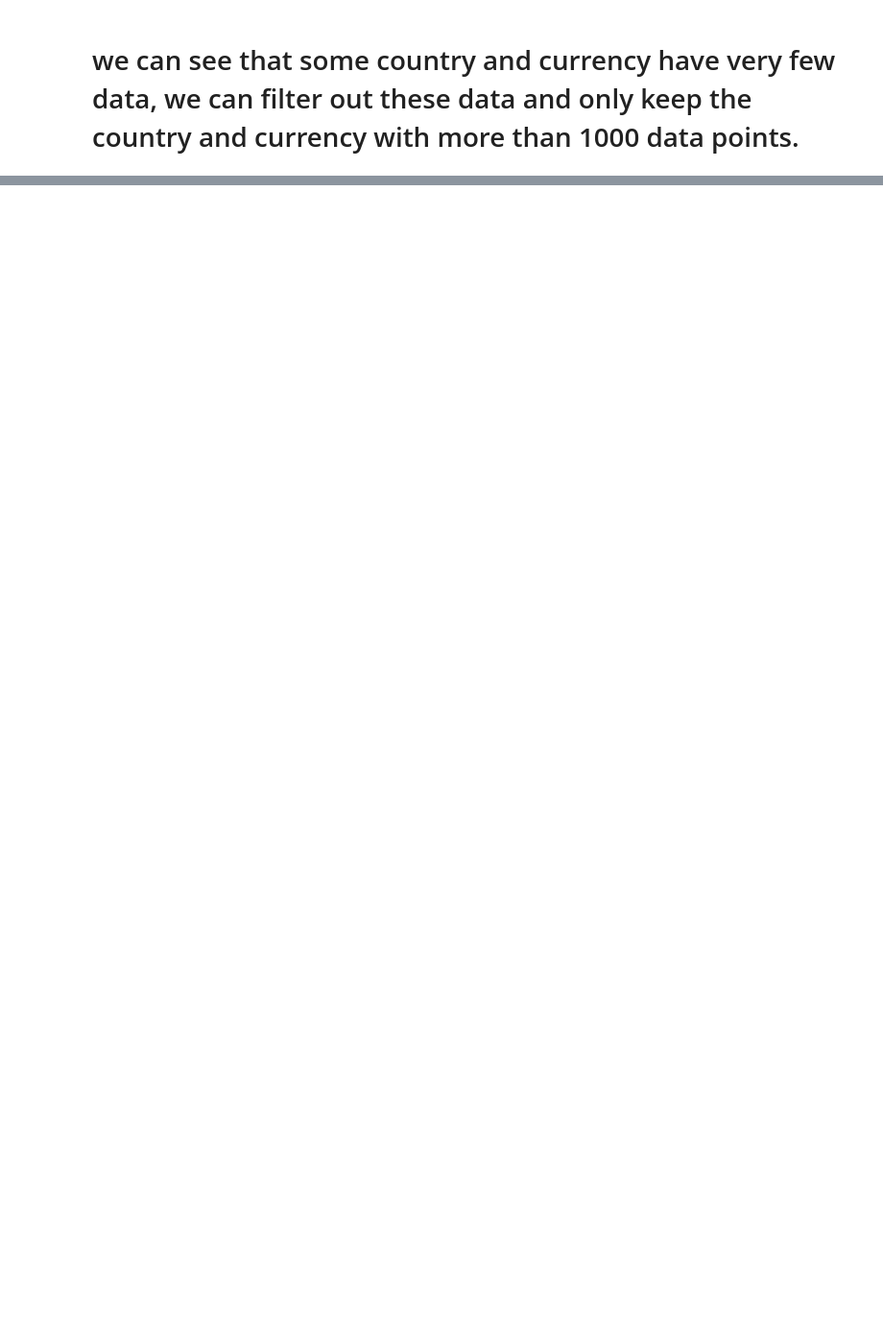
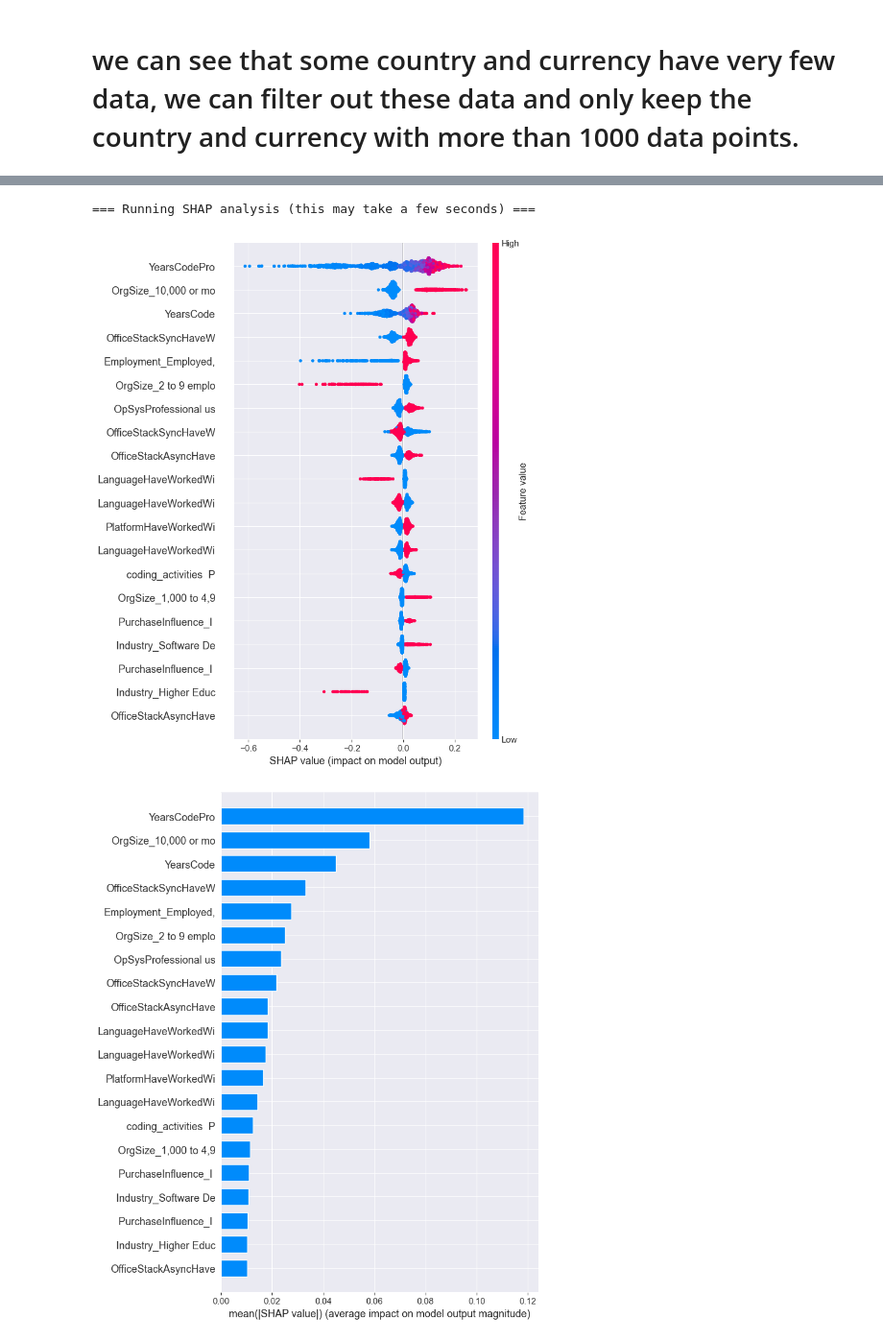
Before and after one commit to krsoy/AAU_Projects, a Jupyter notebook: m1_exam_oral.ipynb, the cells around one changed output, grey strips where cells are left out. Shown at 96% size. Drawn from its saved outputs; the diff is of its cells as text; code cells hidden in the pictures; blank space fills up the shorter version.

```diff
--- a/m1_exam_oral.ipynb
+++ b/m1_exam_oral.ipynb
@@ -1437,0 +902,23 @@ Name: JobSat, dtype: float64
+# %%
+# check comptotal distribution in these countries, in log scale
+import plotly.express as px
+for train_df in df.groupby(['Country', 'Currency']):
+    if train_df[1].shape[0]>1000:
+        print(train_df[0], train_df[1].shape)
+        for x in value_maps['Country'].keys() :
+            if value_maps['Country'][x]==train_df[0][0]:
+                _country = x
+
+        for x in value_maps['Currency'].keys() :
+            if value_maps['Currency'][x]==train_df[0][1]:
+                _currency = x
+        fig = px.histogram(
+            train_df[1],
+            x='CompTotal',
+            nbins=100,  # Adjust bins for granularity
+            title=f'Salary Distribution Histogram ({_country}, {_currency})',
+            labels={'CompTotal': 'Salary Amount', 'Count': 'Number of People'},
+            log_y=True  # Log scale for better visibility
+        )
+
+        fig.show()
@@ -1437,0 +1411,25 @@ Name: JobSat, dtype: float64
+# %%
+import shap
+# -------- 8) SHAP analysis --------
+print("\n=== Running SHAP analysis (this may take a few seconds) ===")
+short_feature_names   = [x[:20] for x in feature_names]
+# Transform X_test into the model input (after preprocessor)
+X_test_trans = best_pipeline.named_steps["preprocessor"].transform(X_test)
+
+# SHAP Explainer
+explainer = shap.Explainer(final_model, X_test_trans, feature_names=short_feature_names)
+shap_values = explainer(X_test_trans)
+
+# Summary plot — top 20 features
+shap.summary_plot(shap_values, X_test_trans, feature_names=short_feature_names, max_display=20)
+
+# Bar plot for mean absolute SHAP values
+shap.summary_plot(shap_values, X_test_trans, feature_names=short_feature_names, plot_type="bar", max_display=20)
+
+# Optional: visualize SHAP for one specific prediction
+idx = np.argmax(y_pred)  # example: the highest predicted salary
+shap.plots.waterfall(shap_values[idx], max_display=15)
+# %% [output]
+=== Running SHAP analysis (this may take a few seconds) ===
+[figure, added]
+[figure, added]
```
Also changed, not shown: parts of 32 cells of this notebook, 2 other files.
